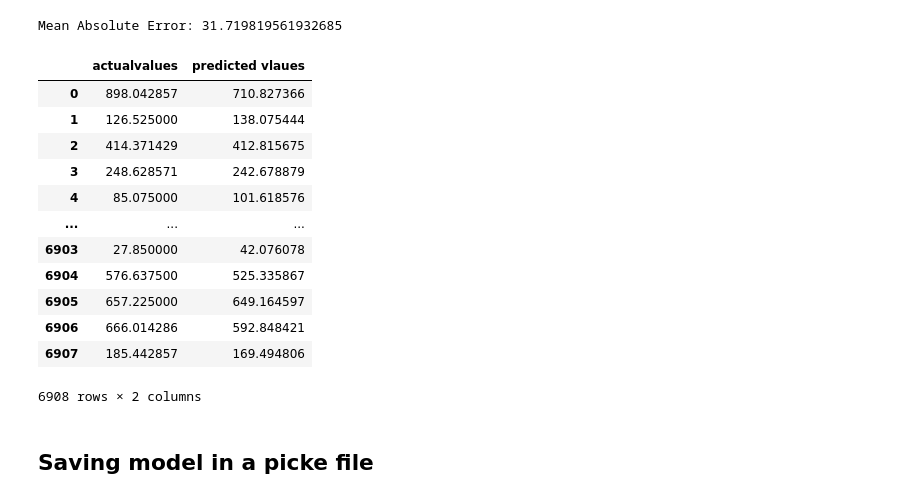
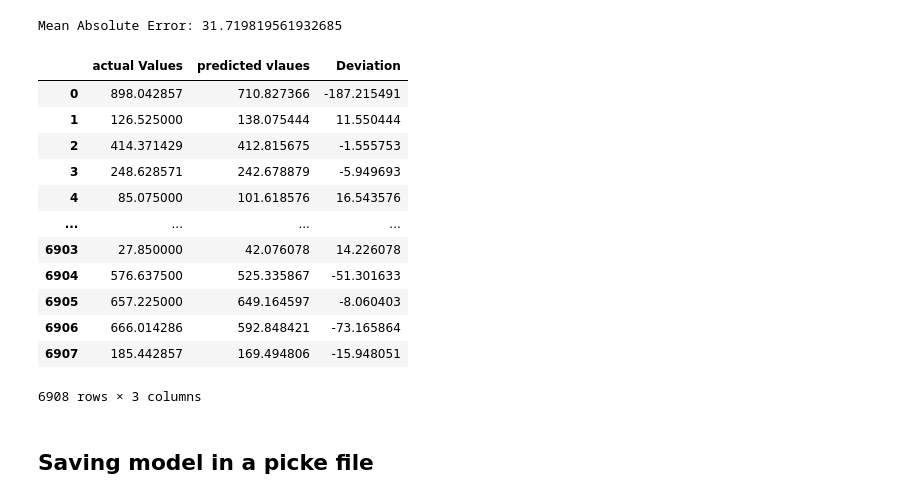
Before and after one commit to Equinox-SDGP/Machine-Learning, a Jupyter notebook: scikit-learn/solar_linear_regression.ipynb, the cells around one changed output. Cells and saved outputs as stored; diff of their text form; code cells hidden in the pictures.

```diff
--- a/scikit-learn/solar_linear_regression.ipynb
+++ b/scikit-learn/solar_linear_regression.ipynb
@@ -241,22 +241,22 @@ print(f'Mean Absolute Error: {mae}')
 # %% [output]
 Mean Absolute Error: 31.719819561932685
 # %%
-df1=pd.DataFrame(data={'actualalues ' : y_test, 'predicted vlaues' :y_pred})
+df1=pd.DataFrame(data={'actual Values' : y_test, 'predicted vlaues' :y_pred, 'Deviation' : y_pred- y_test })
 df1
 # %% [output]
-|  | actualvalues | predicted vlaues |
-| 0 | 898.042857 | 710.827366 |
-| 1 | 126.525000 | 138.075444 |
-| 2 | 414.371429 | 412.815675 |
-| 3 | 248.628571 | 242.678879 |
-| 4 | 85.075000 | 101.618576 |
-| ... | ... | ... |
-| 6903 | 27.850000 | 42.076078 |
-| 6904 | 576.637500 | 525.335867 |
-| 6905 | 657.225000 | 649.164597 |
-| 6906 | 666.014286 | 592.848421 |
-| 6907 | 185.442857 | 169.494806 |
+|  | actual Values | predicted vlaues | Deviation |
+| 0 | 898.042857 | 710.827366 | -187.215491 |
+| 1 | 126.525000 | 138.075444 | 11.550444 |
+| 2 | 414.371429 | 412.815675 | -1.555753 |
+| 3 | 248.628571 | 242.678879 | -5.949693 |
+| 4 | 85.075000 | 101.618576 | 16.543576 |
+| ... | ... | ... | ... |
+| 6903 | 27.850000 | 42.076078 | 14.226078 |
+| 6904 | 576.637500 | 525.335867 | -51.301633 |
+| 6905 | 657.225000 | 649.164597 | -8.060403 |
+| 6906 | 666.014286 | 592.848421 | -73.165864 |
+| 6907 | 185.442857 | 169.494806 | -15.948051 |
-6908 rows × 2 columns
+6908 rows × 3 columns
 # %% [markdown]
 ## Saving model in a picke file
 # %%
```
